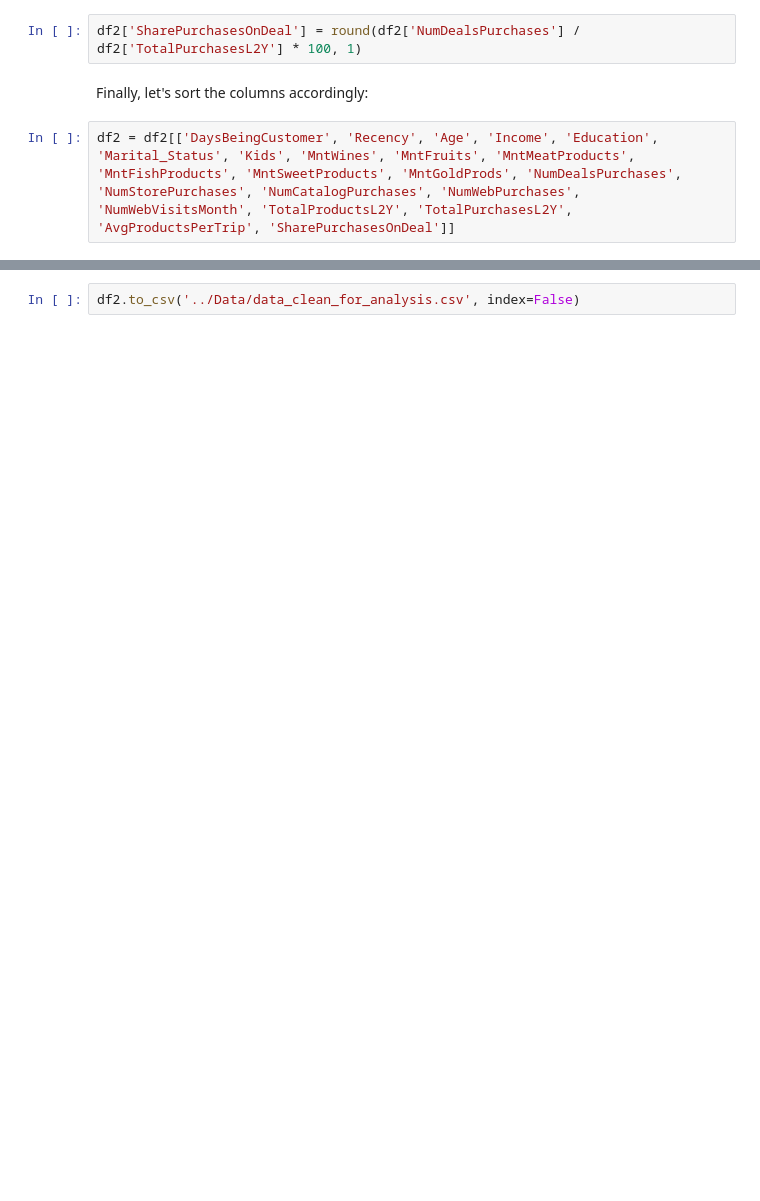
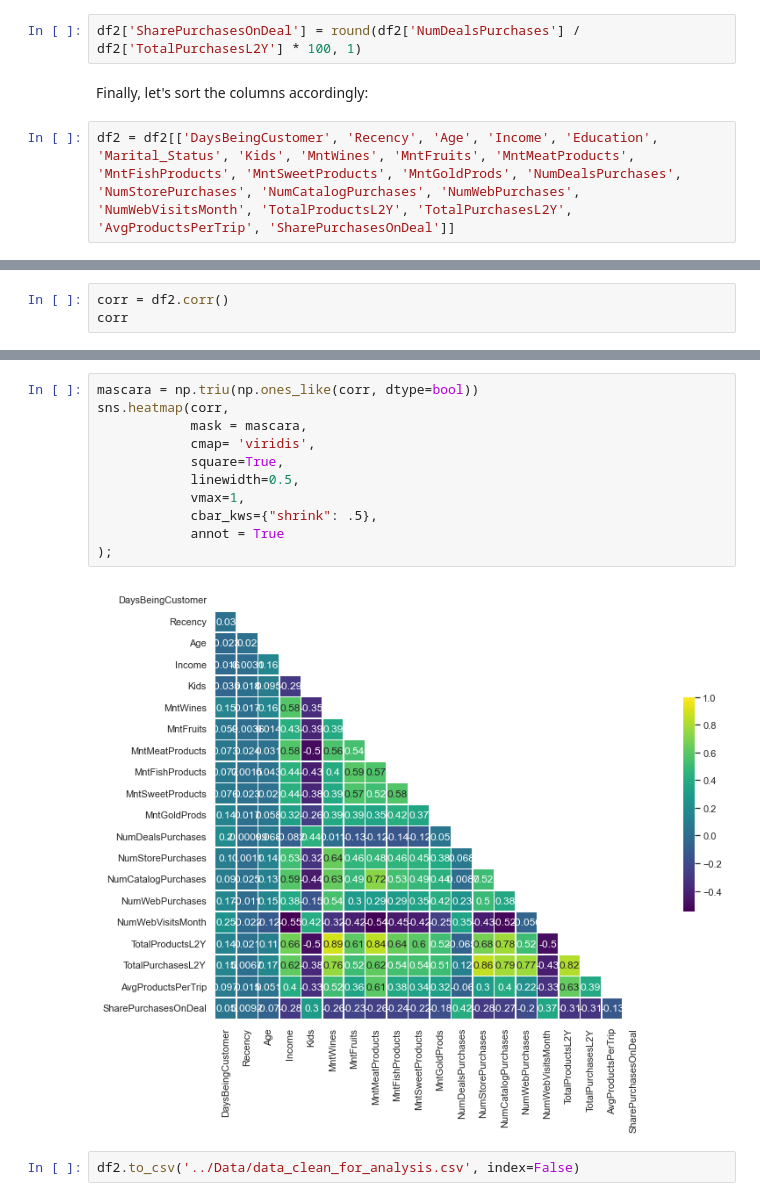
Before and after one commit to mariaperezdeayalas/Customer-Segmentation-Final-Project-, a Jupyter notebook: Notebooks/1. Cleaning & Exploring the data.ipynb, the cells around one changed output, grey strips where cells are left out. Saved outputs shown, nothing was run; the diff lists cells and outputs as text; blank space fills up the shorter version.

```diff
--- a/Notebooks/1. Cleaning & Exploring the data.ipynb
+++ b/Notebooks/1. Cleaning & Exploring the data.ipynb
@@ -488,0 +500,3 @@ df2.sample()
+# %%
+corr = df2.corr()
+corr
@@ -489,2 +521,15 @@ df2.sample()
+# %%
+mascara = np.triu(np.ones_like(corr, dtype=bool))
+sns.heatmap(corr,
+            mask = mascara,
+            cmap= 'viridis',
+            square=True,
+            linewidth=0.5,
+            vmax=1,
+            cbar_kws={"shrink": .5},
+            annot = True
+);
+# %% [output]
+[figure, added]
 # %%
 df2.to_csv('../Data/data_clean_for_analysis.csv', index=False)
```
Also changed, not shown: parts of 15 cells of this notebook, 2 other files.
